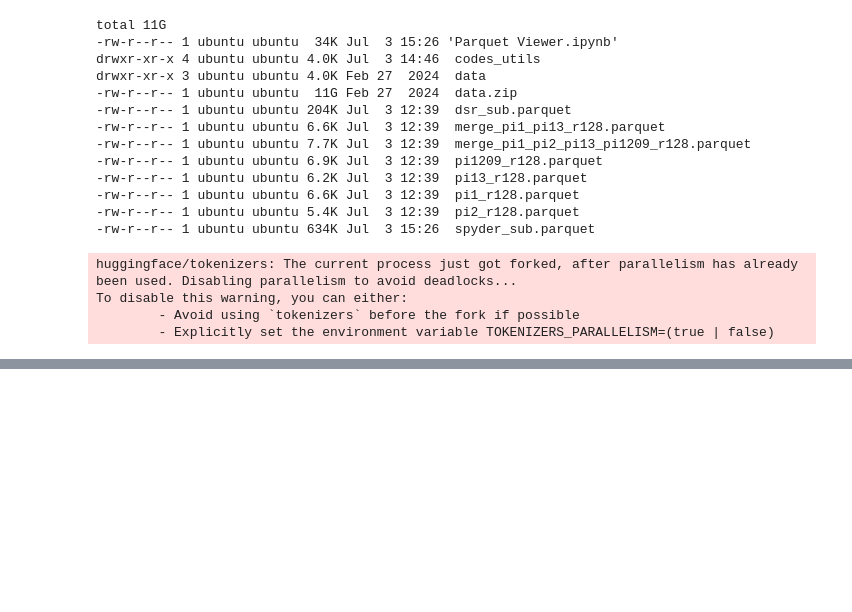
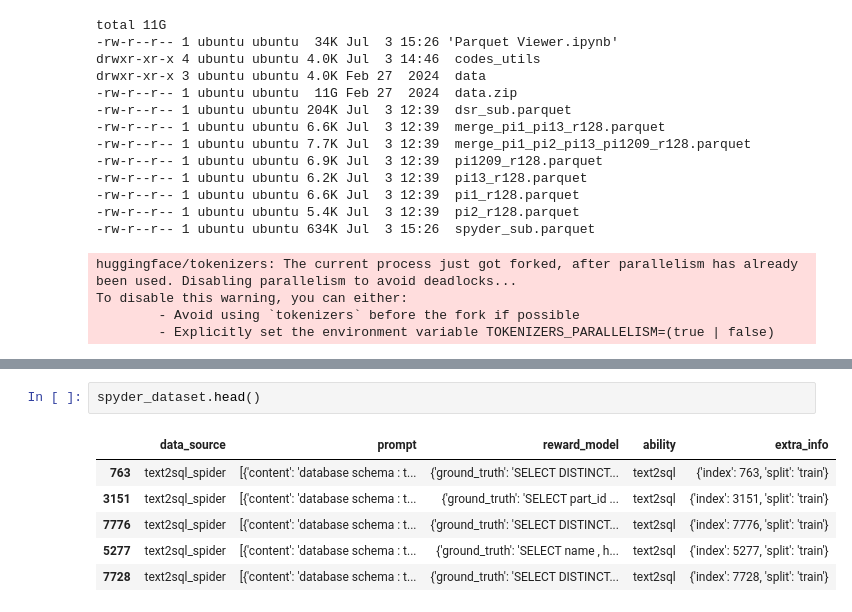
Before and after one commit to aman313/One-Shot-RLVR-Codes, a Jupyter notebook: data/train/one_shot_rlvr/Parquet Viewer.ipynb, the cells around one changed output, grey strips where cells are left out. Drawn from its saved outputs; the diff is of its cells as text; blank space fills up the shorter version.

```diff
--- a/data/train/one_shot_rlvr/Parquet Viewer.ipynb
+++ b/data/train/one_shot_rlvr/Parquet Viewer.ipynb
@@ -159,0 +210,9 @@ To disable this warning, you can either:
+# %%
+spyder_dataset.head()
+# %% [output]
+|  | data_source | prompt | reward_model | ability | extra_info |
+| 763 | text2sql_spider | [{'content': 'database schema : t... | {'ground_truth': 'SELECT DISTINCT... | text2sql | {'index': 763, 'split': 'train'} |
+| 3151 | text2sql_spider | [{'content': 'database schema : t... | {'ground_truth': 'SELECT part_id ... | text2sql | {'index': 3151, 'split': 'train'} |
+| 7776 | text2sql_spider | [{'content': 'database schema : t... | {'ground_truth': 'SELECT DISTINCT... | text2sql | {'index': 7776, 'split': 'train'} |
+| 5277 | text2sql_spider | [{'content': 'database schema : t... | {'ground_truth': 'SELECT name , h... | text2sql | {'index': 5277, 'split': 'train'} |
+| 7728 | text2sql_spider | [{'content': 'database schema : t... | {'ground_truth': 'SELECT DISTINCT... | text2sql | {'index': 7728, 'split': 'train'} |
```
Also changed, not shown: parts of 6 cells of this notebook, 6 other files.
